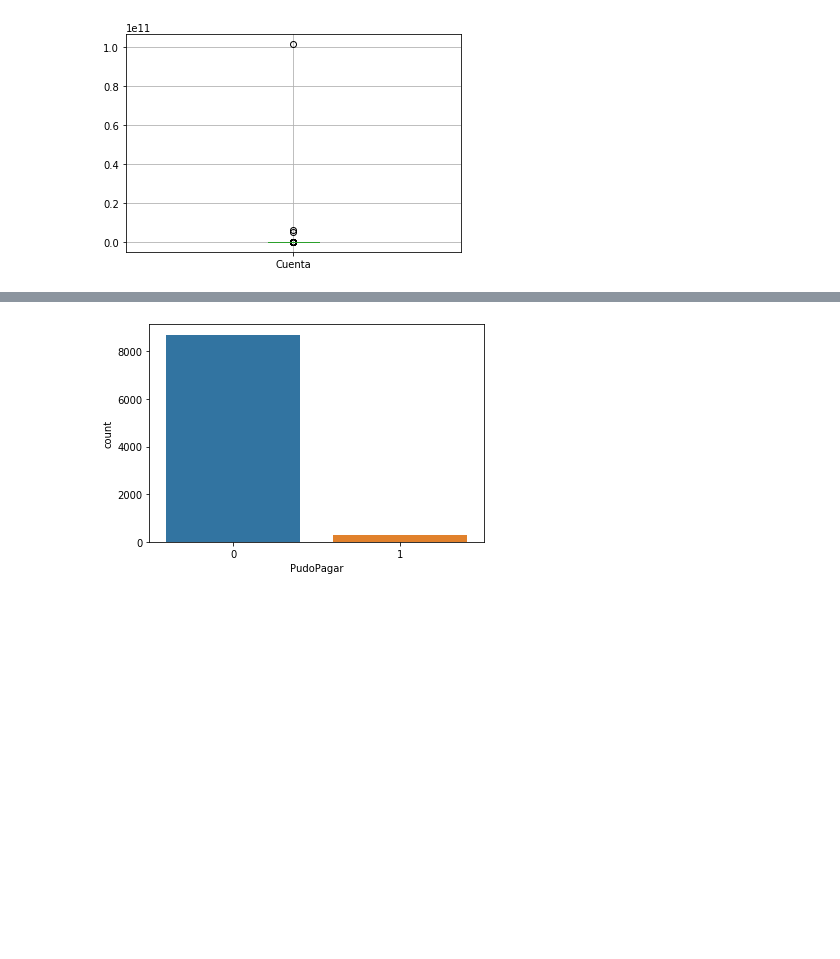
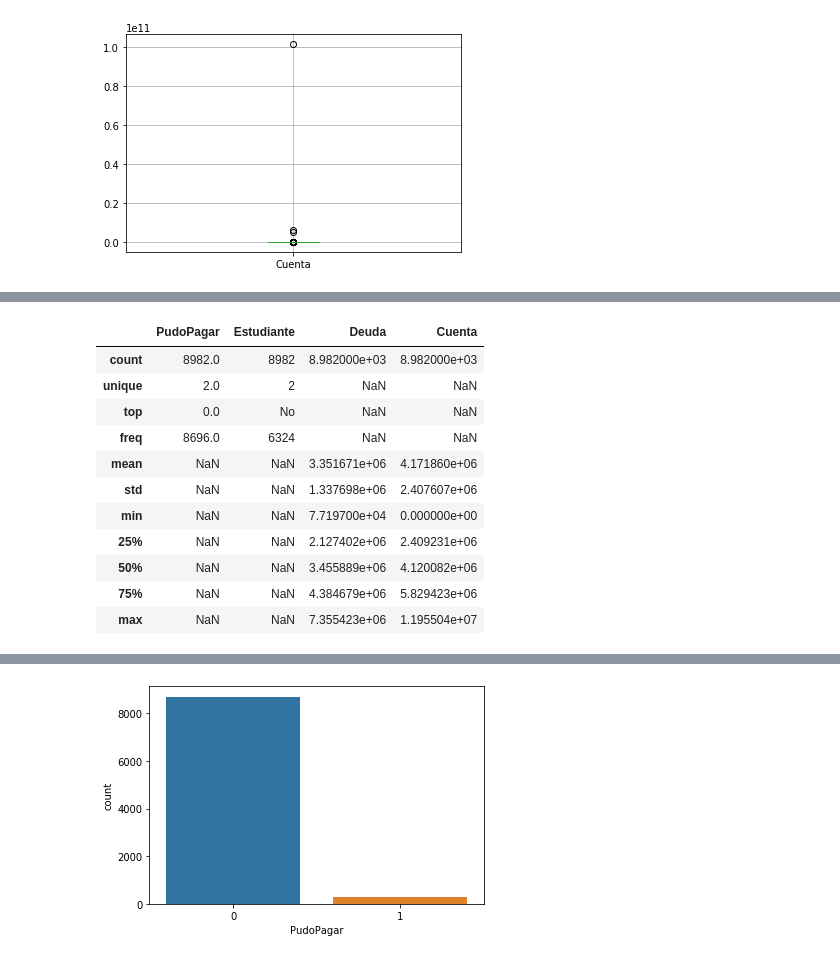
Before and after one commit to Kaiziferr/CursoAnalitica, a Jupyter notebook: Exmaen nuevo/Examen-Practico-2020-01-STUD.ipynb, the cells around one changed output, grey strips where cells are left out. Drawn from its saved outputs; the diff is of its cells as text; code cells hidden in the pictures; blank space fills up the shorter version.

```diff
--- a/Exmaen nuevo/Examen-Practico-2020-01-STUD.ipynb
+++ b/Exmaen nuevo/Examen-Practico-2020-01-STUD.ipynb
@@ -319,3 +310,18 @@ dStud.shape
+# %%
+dStud.describe(include="all")
+# %% [output]
+|  | PudoPagar | Estudiante | Deuda | Cuenta |
+| count | 8982.0 | 8982 | 8.982000e+03 | 8.982000e+03 |
+| unique | 2.0 | 2 | NaN | NaN |
+| top | 0.0 | No | NaN | NaN |
+| freq | 8696.0 | 6324 | NaN | NaN |
+| mean | NaN | NaN | 3.351671e+06 | 4.171860e+06 |
+| std | NaN | NaN | 1.337698e+06 | 2.407607e+06 |
+| min | NaN | NaN | 7.719700e+04 | 0.000000e+00 |
+| 25% | NaN | NaN | 2.127402e+06 | 2.409231e+06 |
+| 50% | NaN | NaN | 3.455889e+06 | 4.120082e+06 |
+| 75% | NaN | NaN | 4.384679e+06 | 5.829423e+06 |
+| max | NaN | NaN | 7.355423e+06 | 1.195504e+07 |
 # %%
 dStud.shape
 # %% [output]
```
Also changed, not shown: parts of 36 cells of this notebook, 1 other file.
